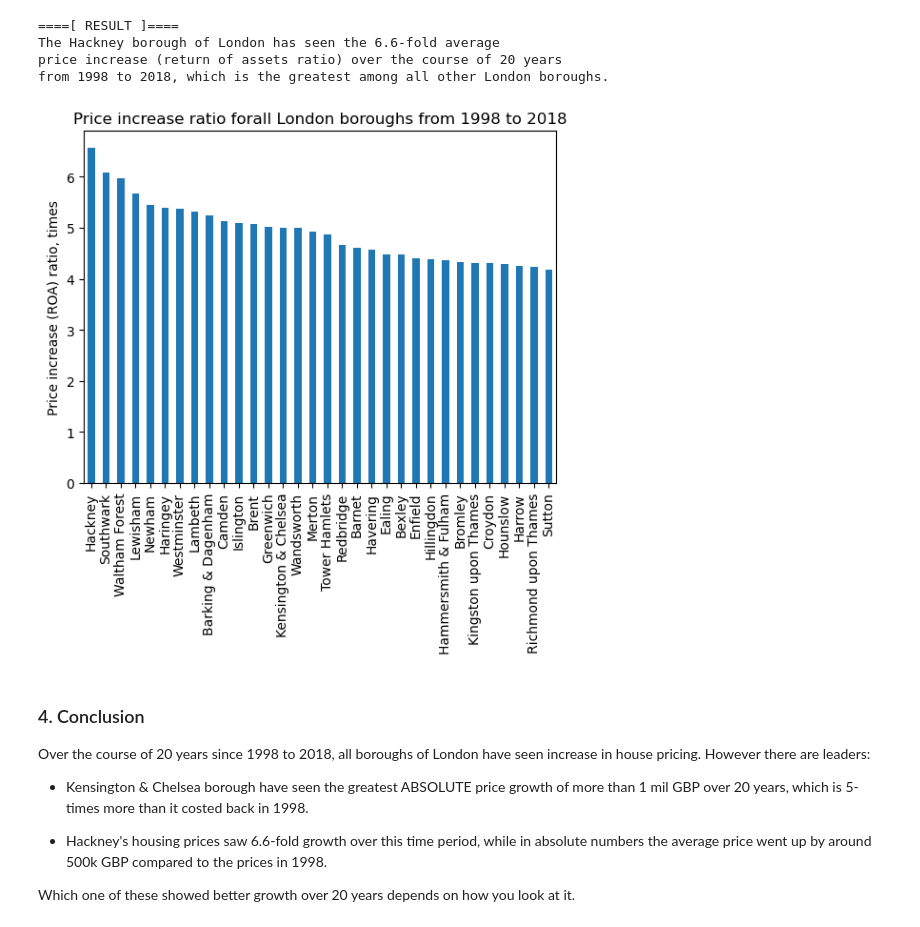
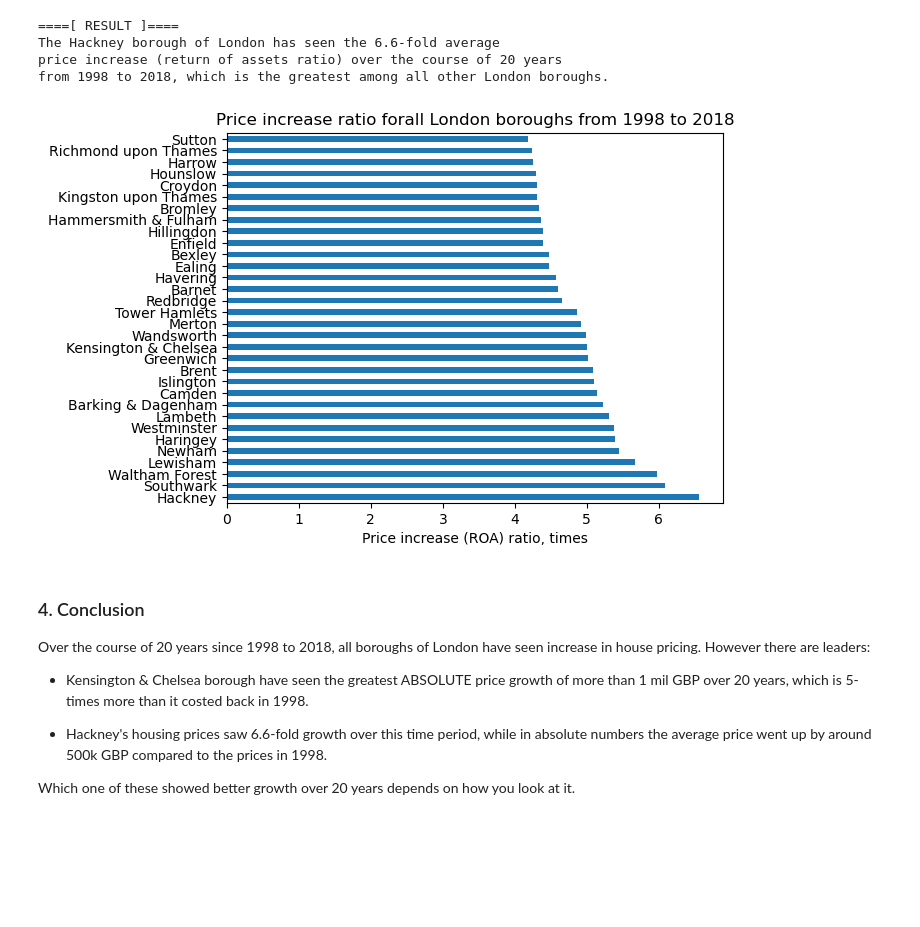
Before and after one commit to airenare/Springboard, a Jupyter notebook: Unit 4 Challenge - Tier 3/Unit 4 Challenge - Tier 3.ipynb, the cells around one changed output. Saved outputs shown, nothing was run; the diff lists cells and outputs as text; code cells hidden in the pictures; blank space fills up the shorter version.

```diff
--- a/Unit 4 Challenge - Tier 3/Unit 4 Challenge - Tier 3.ipynb
+++ b/Unit 4 Challenge - Tier 3/Unit 4 Challenge - Tier 3.ipynb
@@ -431,19 +431,19 @@ price increase (return of assets ratio) over the course of 20 years
 from 1998 to 2018, which is the greatest among all other London boroughs.
 # %%
 # Plotting the return of assets ratio for all boroughs
-ratio_df.sort_values('roa', ascending=False).plot(kind='bar',
+ratio_df.sort_values('roa', ascending=False).plot(kind='barh',
                                                           x='borough', y='roa',
                                                          title = f"Price increase ratio for\
 all London boroughs from {last_year_of_interest - 20} to {last_year_of_interest}")
 # Removing legend because there is only one variable
 plt.legend().remove()
 
-plt.ylabel("Price increase (ROA) ratio, times")
-plt.xlabel("")
+plt.xlabel("Price increase (ROA) ratio, times")
+plt.ylabel("")
 
 plt.show()
 # %% [output]
-[figure, old version]
+[figure, new version]
 # %% [markdown]
 ### 4. Conclusion
 Over the course of 20 years since 1998 to 2018, all boroughs of London have seen increase in house pricing.
```
Also changed, not shown: parts of 1 cell of this notebook.
